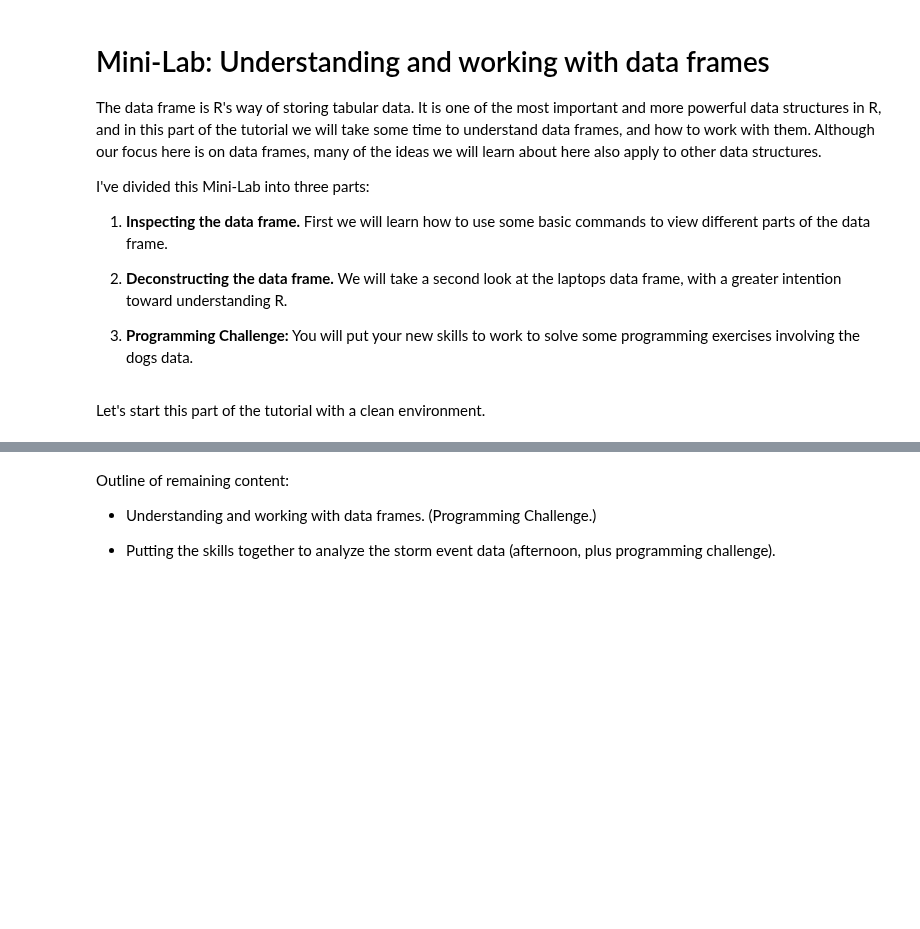
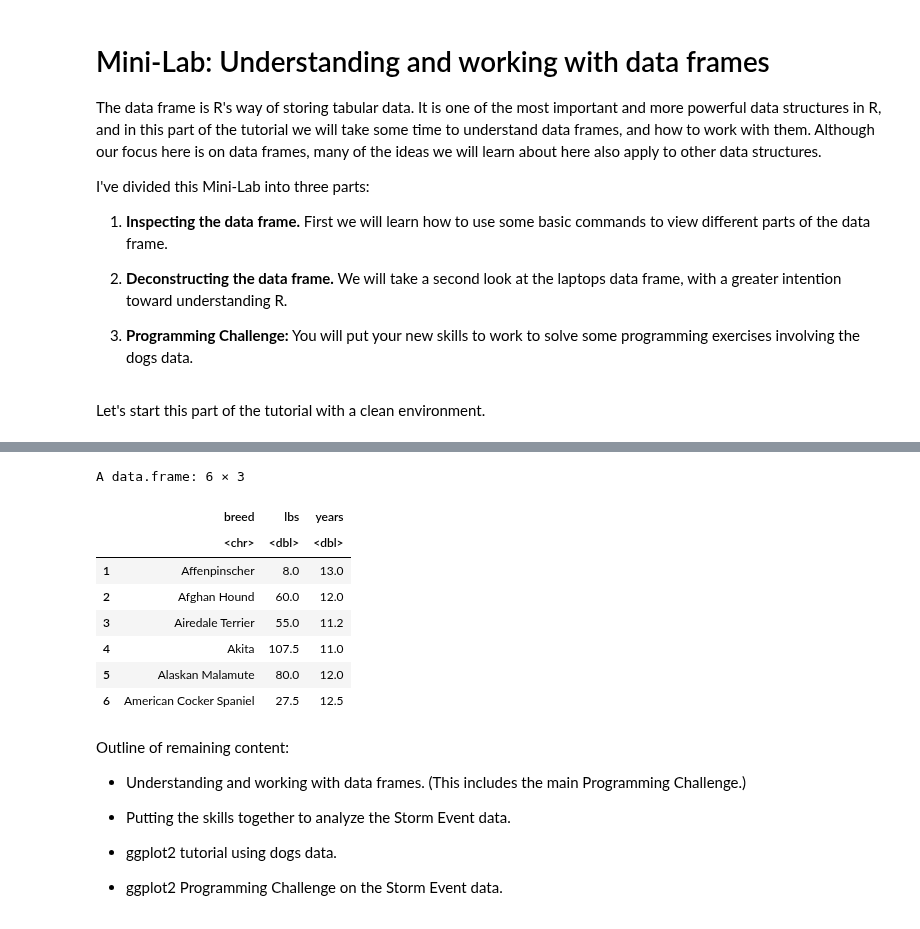
Before and after one commit to pcarbo/qBio9_stuff, a Jupyter notebook: basic_computing_qbio9.ipynb, the cells around one changed output, grey strips where cells are left out. Drawn from its saved outputs; the diff is of its cells as text; code cells hidden in the pictures; blank space fills up the shorter version.

```diff
--- a/basic_computing_qbio9.ipynb
+++ b/basic_computing_qbio9.ipynb
@@ -410,6 +463,26 @@ dogs <- read.csv("dogs_more.csv",stringsAsFactors = FALSE)
+# %%
+dogs_new <- data.frame(
+  breed = dogs$breed,
+  lbs = dogs$weight,
+  years = dogs$aod)
+head(dogs_new)
+# %% [output]
+A data.frame: 6 × 3
+|  | breed | lbs | years |
+|  | <chr> | <dbl> | <dbl> |
+| 1 | Affenpinscher | 8.0 | 13.0 |
+| 2 | Afghan Hound | 60.0 | 12.0 |
+| 3 | Airedale Terrier | 55.0 | 11.2 |
+| 4 | Akita | 107.5 | 11.0 |
+| 5 | Alaskan Malamute | 80.0 | 12.0 |
+| 6 | American Cocker Spaniel | 27.5 | 12.5 |
 # %% [markdown]
 Outline of remaining content:
 
-+ Understanding and working with data frames. (Programming Challenge.)
++ Understanding and working with data frames. (This includes the main Programming Challenge.)
 
-+ Putting the skills together to analyze the storm event data (afternoon, plus programming challenge).
++ Putting the skills together to analyze the Storm Event data.
+
++ ggplot2 tutorial using dogs data.
+
++ ggplot2 Programming Challenge on the Storm Event data.
```
Also changed, not shown: parts of 13 cells of this notebook.
